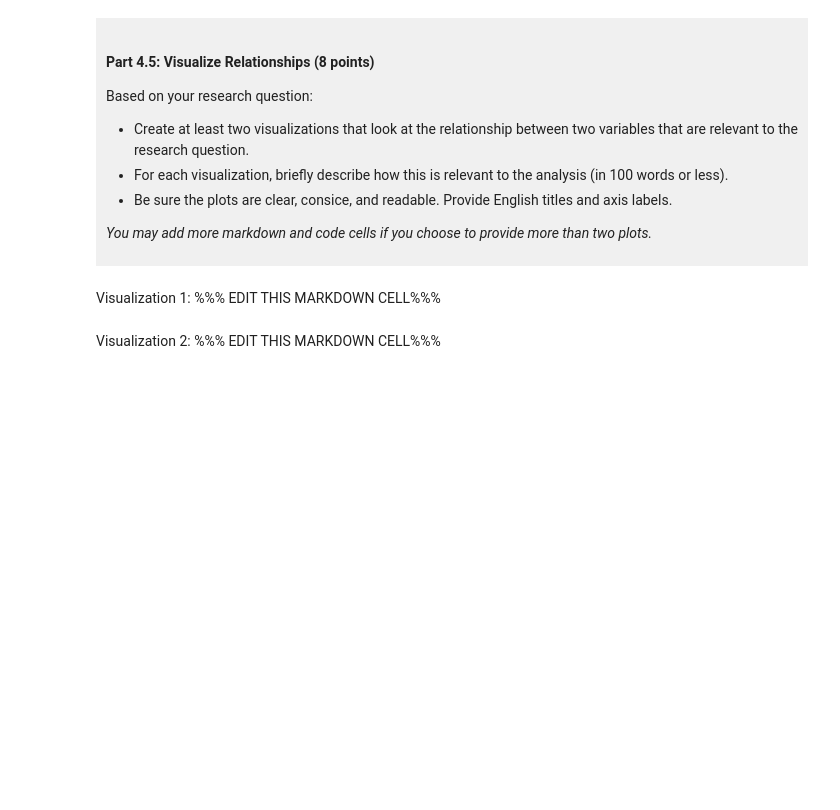
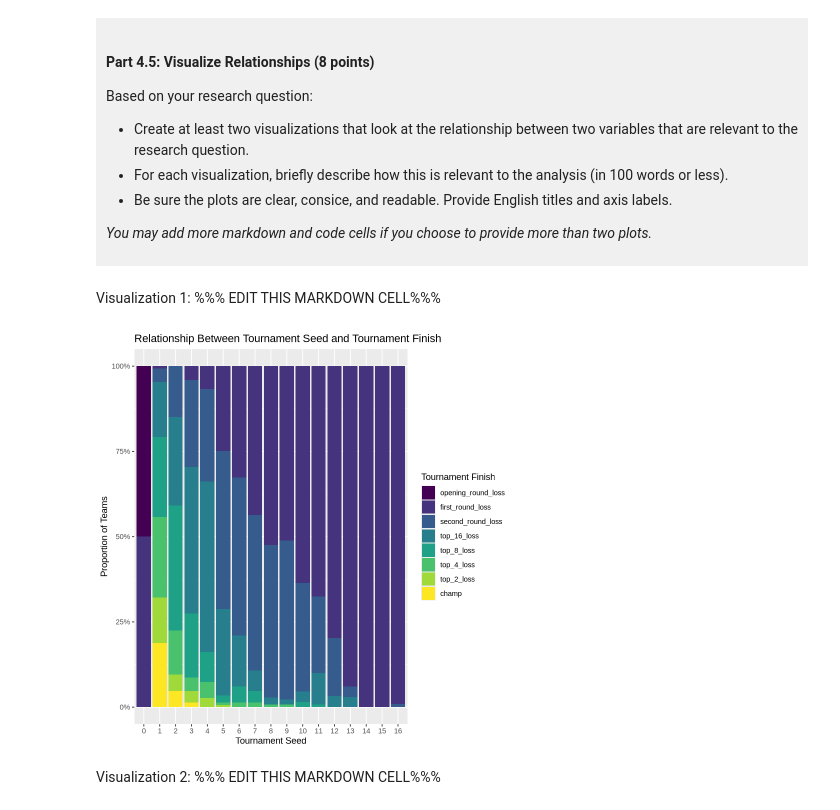
Before and after one commit to ethanshao1027-collab/DSCI-100-Project-ETHANSHAO, a Jupyter notebook: dsci-100-project-notebook.ipynb, the cells around one changed output. Saved outputs shown, nothing was run; the diff lists cells and outputs as text; code cells hidden in the pictures; blank space fills up the shorter version.

```diff
--- a/dsci-100-project-notebook.ipynb
+++ b/dsci-100-project-notebook.ipynb
@@ -335,7 +383,12 @@ Based on your research question:
 # %% [markdown]
 Visualization 1: %%% EDIT THIS MARKDOWN CELL%%%
 # %%
-### EDIT THIS CODE CELL FOR VISUALIZATION 1###
+ggplot(womens_march_madness_tidy, aes(x = seed, fill = tourney_finish)) +
+    geom_bar(position = "fill") +
+    labs(title = "Relationship Between Tournament Seed and Tournament Finish",x = "Tournament Seed",y = "Proportion of Teams",fill = "Tournament Finish") +
+    scale_y_continuous(labels = scales::percent)
+# %% [output]
+[figure, added]
 # %% [markdown]
 Visualization 2: %%% EDIT THIS MARKDOWN CELL%%%
 # %%
```
Also changed, not shown: parts of 7 cells of this notebook.
